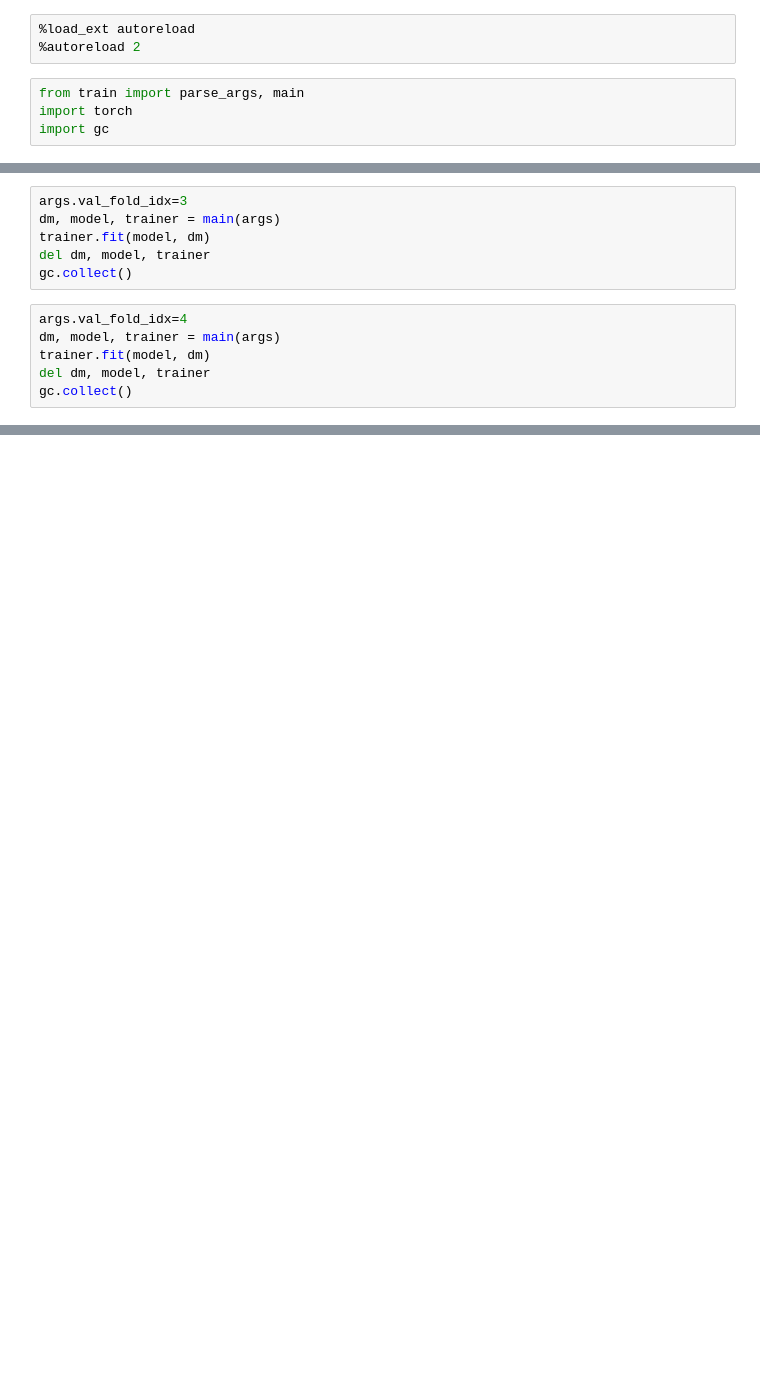
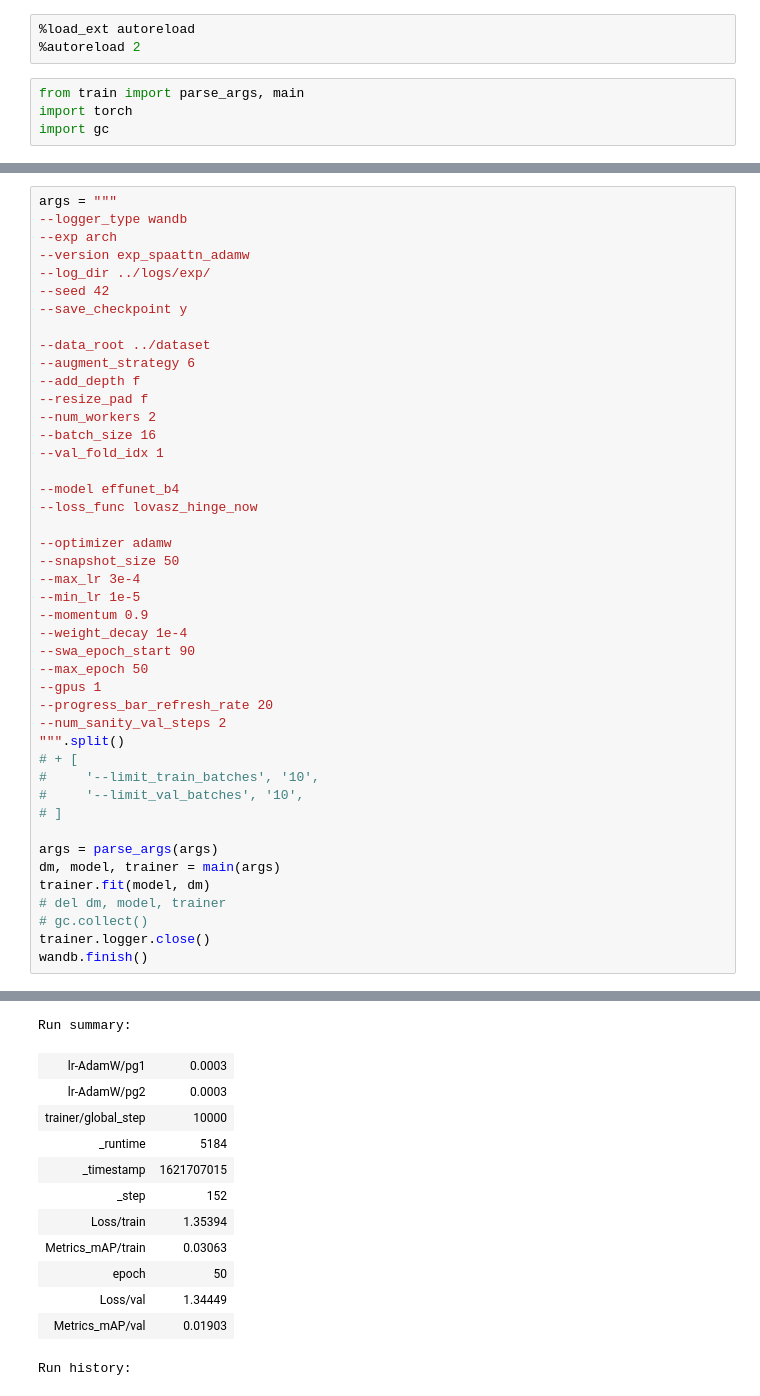
Before and after one commit to NNHieu/INT3405_TGSSalt, a Jupyter notebook: notebooks/training/Stage1.ipynb, the cells around one changed output, grey strips where cells are left out. Drawn from its saved outputs; the diff is of its cells as text; blank space fills up the shorter version.

```diff
--- a/notebooks/training/Stage1.ipynb
+++ b/notebooks/training/Stage1.ipynb
@@ -119,12 +106,45 @@ Exception: The wandb backend process has shutdown
-# %%
-args.val_fold_idx=3
-dm, model, trainer = main(args)
-trainer.fit(model, dm)
-del dm, model, trainer
-gc.collect()
-# %%
-args.val_fold_idx=4
-dm, model, trainer = main(args)
-trainer.fit(model, dm)
-del dm, model, trainer
-gc.collect()
+# %%
+args = """
+--logger_type wandb
+--exp arch
+--version exp_spaattn_adamw
+--log_dir ../logs/exp/
+--seed 42
+--save_checkpoint y
+
+--data_root ../dataset
+--augment_strategy 6
+--add_depth f
+--resize_pad f
+--num_workers 2
+--batch_size 16
+--val_fold_idx 1
+
+--model effunet_b4
+--loss_func lovasz_hinge_now
+
+--optimizer adamw
+--snapshot_size 50
+--max_lr 3e-4
+--min_lr 1e-5
+--momentum 0.9
+--weight_decay 1e-4
+--swa_epoch_start 90
+--max_epoch 50
+--gpus 1
+--progress_bar_refresh_rate 20
+--num_sanity_val_steps 2
+""".split()
+# + [
+#     '--limit_train_batches', '10',
+#     '--limit_val_batches', '10',
+# ]
+
+args = parse_args(args)
+dm, model, trainer = main(args)
+trainer.fit(model, dm)
+# del dm, model, trainer
+# gc.collect()
+trainer.logger.close()
+wandb.finish()
+# %% [output]
@@ -130,0 +175,13 @@ gc.collect()
+Run summary:
+| lr-AdamW/pg1 | 0.0003 |
+| lr-AdamW/pg2 | 0.0003 |
+| trainer/global_step | 10000 |
+| _runtime | 5184 |
+| _timestamp | 1621707015 |
+| _step | 152 |
+| Loss/train | 1.35394 |
+| Metrics_mAP/train | 0.03063 |
+| epoch | 50 |
+| Loss/val | 1.34449 |
+| Metrics_mAP/val | 0.01903 |
+Run history:
```
Also changed, not shown: parts of 10 cells of this notebook, 34 other files.
